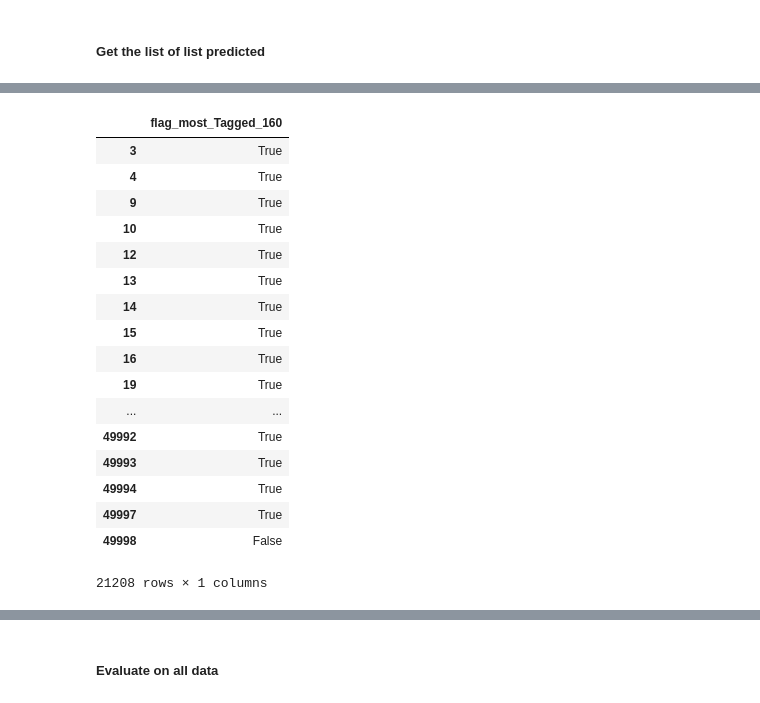
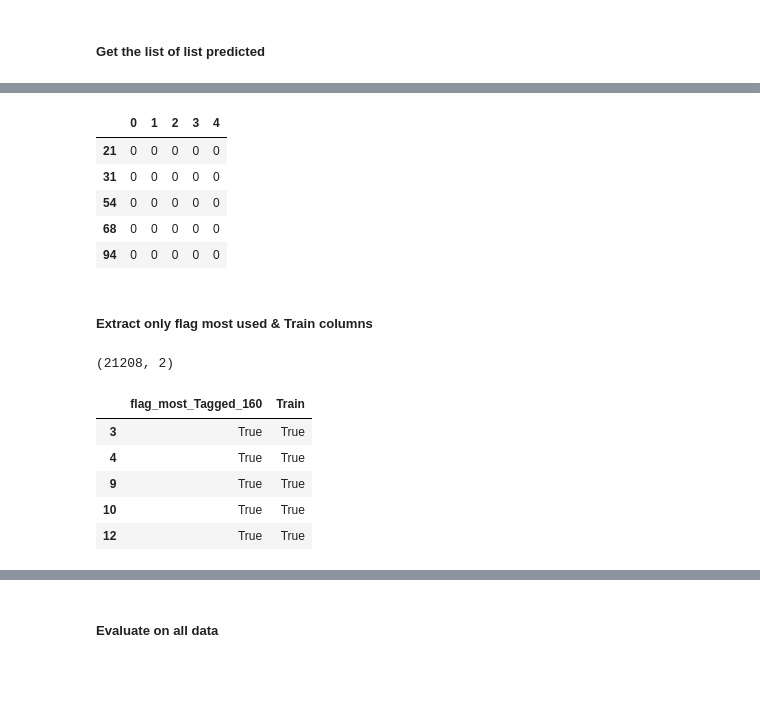
Before and after one commit to jeugregg/Stack-Overflow-tagger, a Jupyter notebook: 01_OC_IML_Project_5_explorations.ipynb, the cells around one changed output, grey strips where cells are left out. Cells and saved outputs as stored; diff of their text form; code cells hidden in the pictures; blank space fills up the shorter version.

```diff
--- a/01_OC_IML_Project_5_explorations.ipynb
+++ b/01_OC_IML_Project_5_explorations.ipynb
@@ -4735,22 +4778,24 @@ df_test_2.max().max()
+# %%
+# extraction example :
+df_enc_sup_ypred_test.loc[:,range(0,5)].head()
+# %% [output]
+|  | 0 | 1 | 2 | 3 | 4 |
+| 21 | 0 | 0 | 0 | 0 | 0 |
+| 31 | 0 | 0 | 0 | 0 | 0 |
+| 54 | 0 | 0 | 0 | 0 | 0 |
+| 68 | 0 | 0 | 0 | 0 | 0 |
+| 94 | 0 | 0 | 0 | 0 | 0 |
+# %% [markdown]
+##### Extract only flag most used & Train columns
 # %%
-df_test = df_quest_cleaned.filter(items=[col_flag])
-df_test
+df_test = df_quest_cleaned.filter(items=[col_flag, "Train"])
+print(df_test.shape)
+df_test.head()
 # %% [output]
+(21208, 2)
-|  | flag_most_Tagged_160 |
-| 3 | True |
-| 4 | True |
-| 9 | True |
-| 10 | True |
-| 12 | True |
-| 13 | True |
-| 14 | True |
-| 15 | True |
-| 16 | True |
-| 19 | True |
-| ... | ... |
-| 49992 | True |
-| 49993 | True |
-| 49994 | True |
-| 49997 | True |
-| 49998 | False |
+|  | flag_most_Tagged_160 | Train |
+| 3 | True | True |
+| 4 | True | True |
+| 9 | True | True |
+| 10 | True | True |
+| 12 | True | True |
-21208 rows × 1 columns
```
Also changed, not shown: parts of 44 cells of this notebook.
